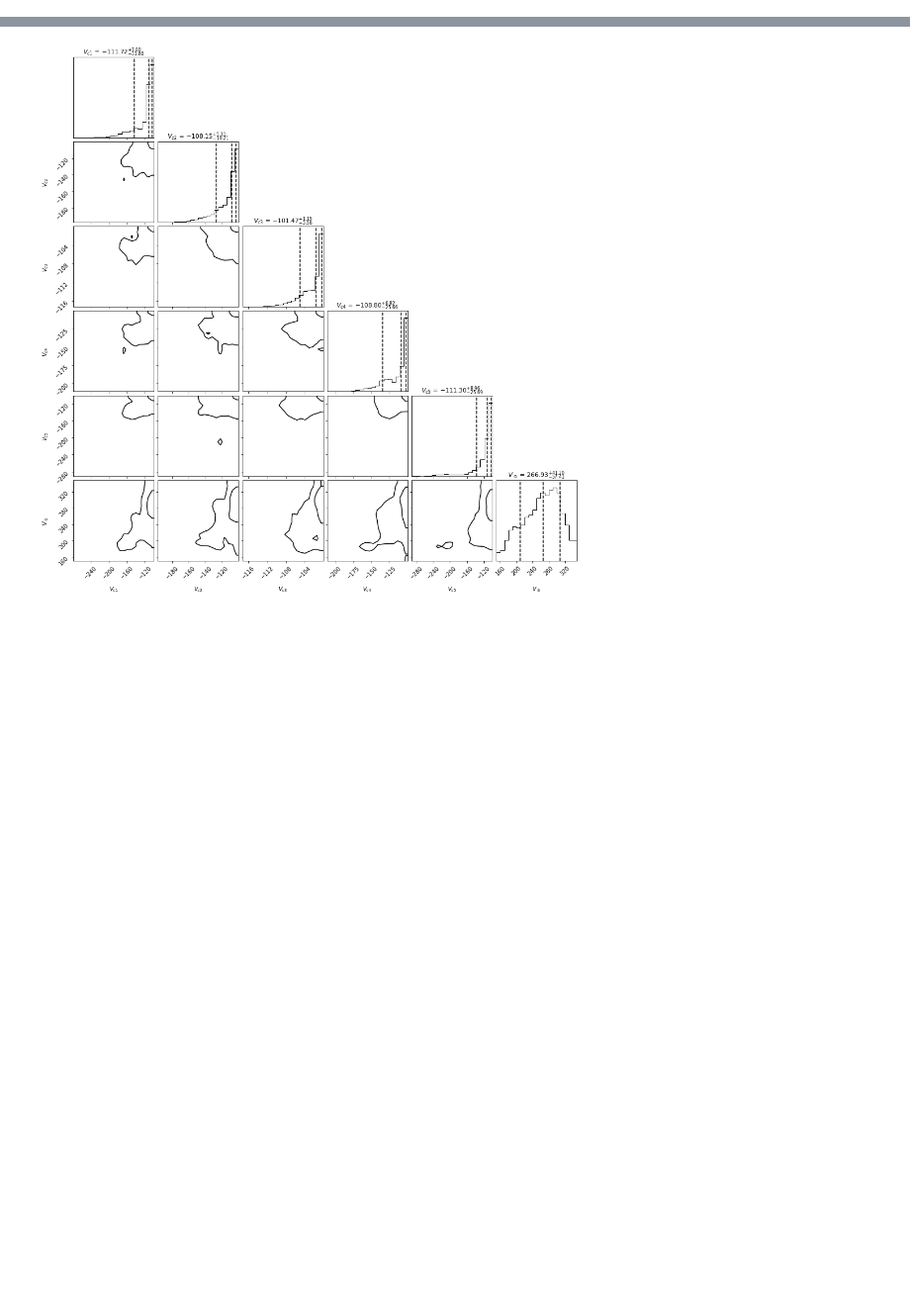
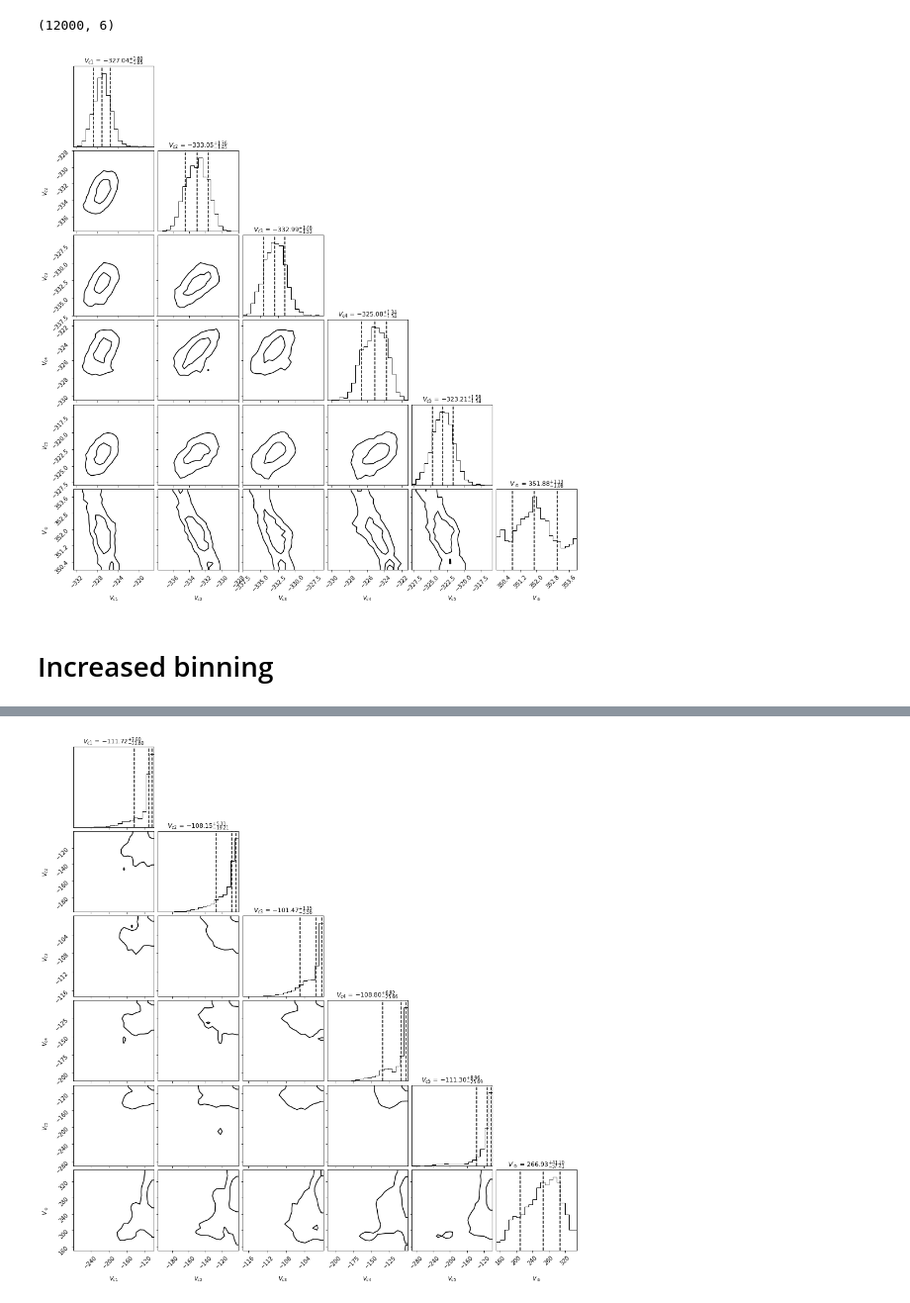
Before and after one commit to HEP-KBFI/gaia-tools, a Jupyter notebook: jupyter-notebook/MCMC_Results_6Parameters.ipynb, the cells around one changed output, grey strips where cells are left out. Shown at 99% size. Cells and saved outputs as stored; diff of their text form; code cells hidden in the pictures; blank space fills up the shorter version.

```diff
--- a/jupyter-notebook/MCMC_Results_6Parameters.ipynb
+++ b/jupyter-notebook/MCMC_Results_6Parameters.ipynb
@@ -65,0 +71,8 @@ plt.show()
+# %%
+plot_name = '/home/sven/repos/gaia-tools/out/mcmc_plots/plots_meeting_1905_2022/Corner_FalsePrior.png'
+plot_corner(reader, theta_labels, 300, plot_name=plot_name, is_save=True)
+# %% [output]
+(12000, 6)
+[figure, added]
+# %% [markdown]
+# Increased binning
```
Also changed, not shown: parts of 19 cells of this notebook.
